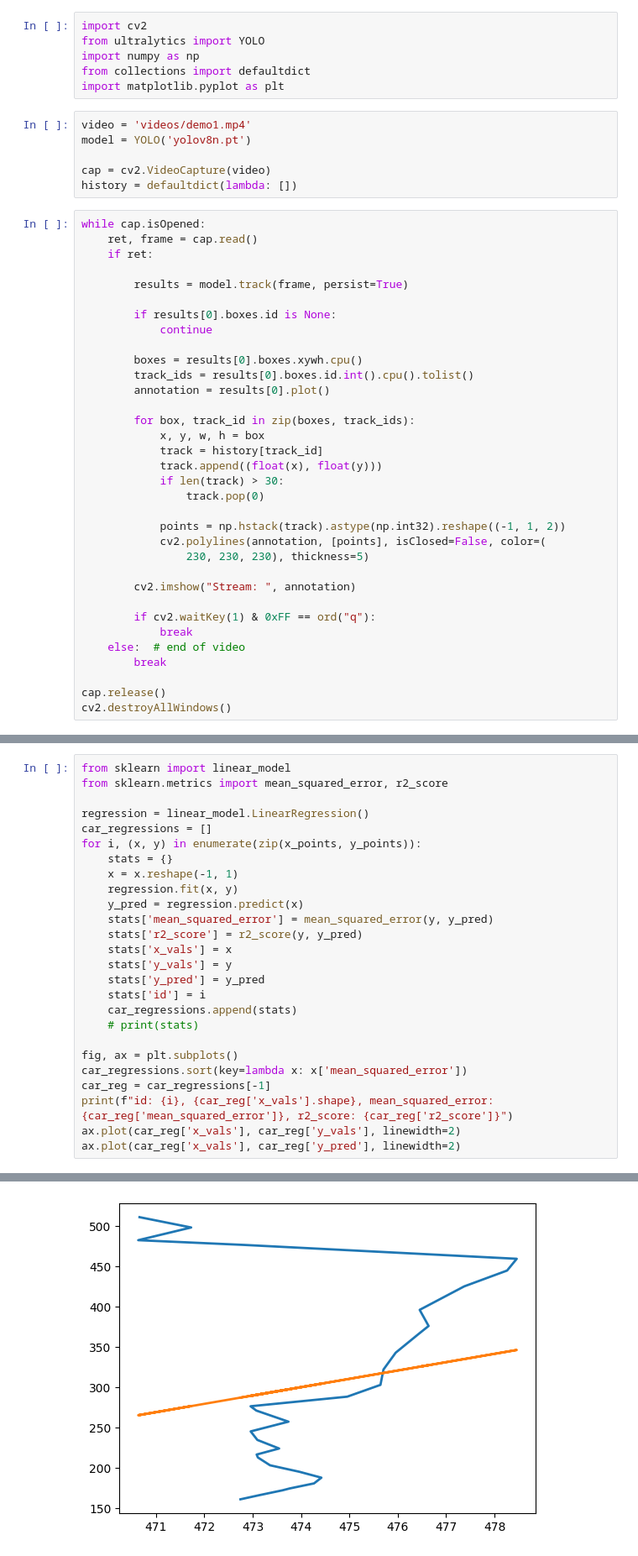
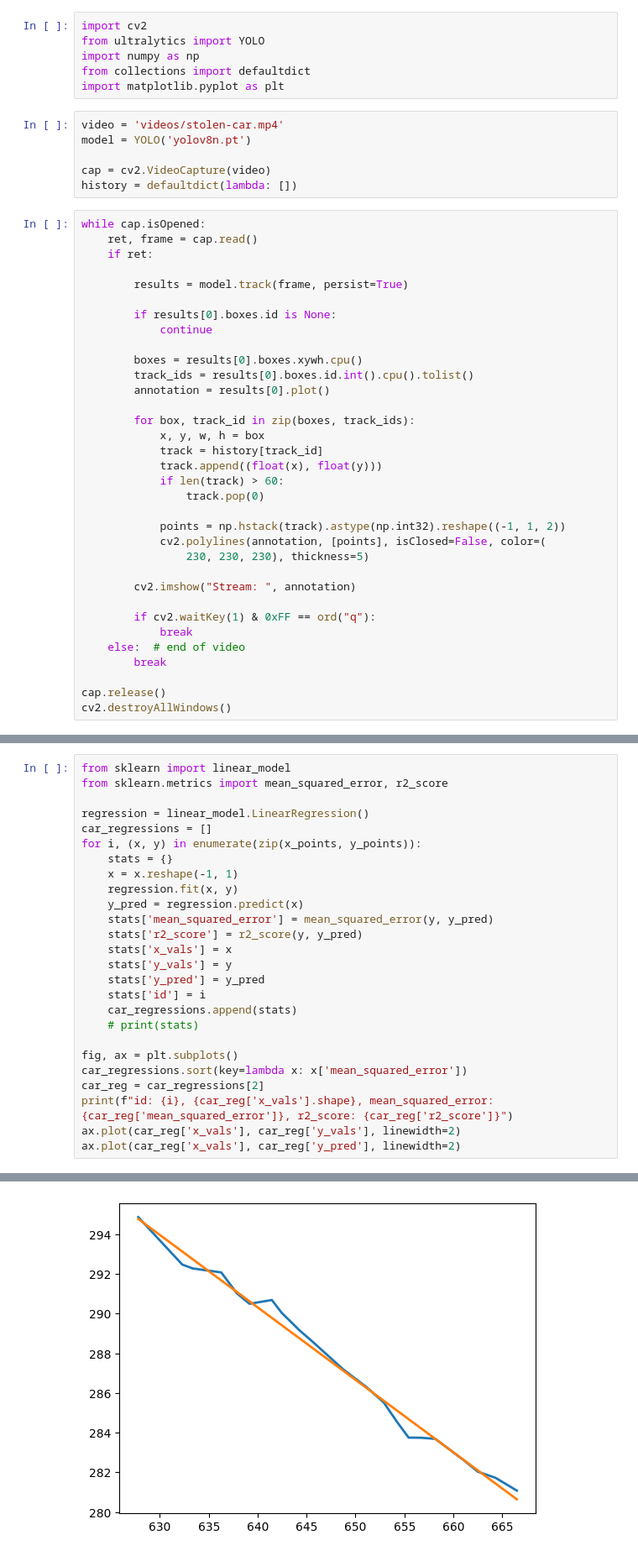
Before and after one commit to michael-han-dev/QHacks2024, a Jupyter notebook: tracking.ipynb, the cells around one changed output, grey strips where cells are left out. Shown at 84% size. Cells and saved outputs as stored; diff of their text form.

Commit message:
new video

```diff
--- a/tracking.ipynb
+++ b/tracking.ipynb
@@ -5,7 +5,7 @@ import numpy as np
 from collections import defaultdict
 import matplotlib.pyplot as plt
 # %%
-video = 'videos/demo1.mp4'
+video = 'videos/stolen-car.mp4'
 model = YOLO('yolov8n.pt')
 
 cap = cv2.VideoCapture(video)
@@ -28,7 +28,7 @@ while cap.isOpened:
             x, y, w, h = box
             track = history[track_id]
             track.append((float(x), float(y)))
-            if len(track) > 30:
+            if len(track) > 60:
                 track.pop(0)
 
             points = np.hstack(track).astype(np.int32).reshape((-1, 1, 2))
@@ -143,7 +124,7 @@ for i, (x, y) in enumerate(zip(x_points, y_points)):
 
 fig, ax = plt.subplots()
 car_regressions.sort(key=lambda x: x['mean_squared_error'])
-car_reg = car_regressions[-1]
+car_reg = car_regressions[2]
 print(f"id: {i}, {car_reg['x_vals'].shape}, mean_squared_error: {car_reg['mean_squared_error']}, r2_score: {car_reg['r2_score']}")
 ax.plot(car_reg['x_vals'], car_reg['y_vals'], linewidth=2)
 ax.plot(car_reg['x_vals'], car_reg['y_pred'], linewidth=2)
@@ -152,2 +133,2 @@ id: 17, (30, 1), mean_squared_error: 12242.588763245458, r2_score: 0.03248773064
 [<matplotlib.lines.Line2D at 0x...>]
-[figure, old version]
+[figure, new version]
```
Also changed, not shown: parts of 5 cells of this notebook, 3 other files.
